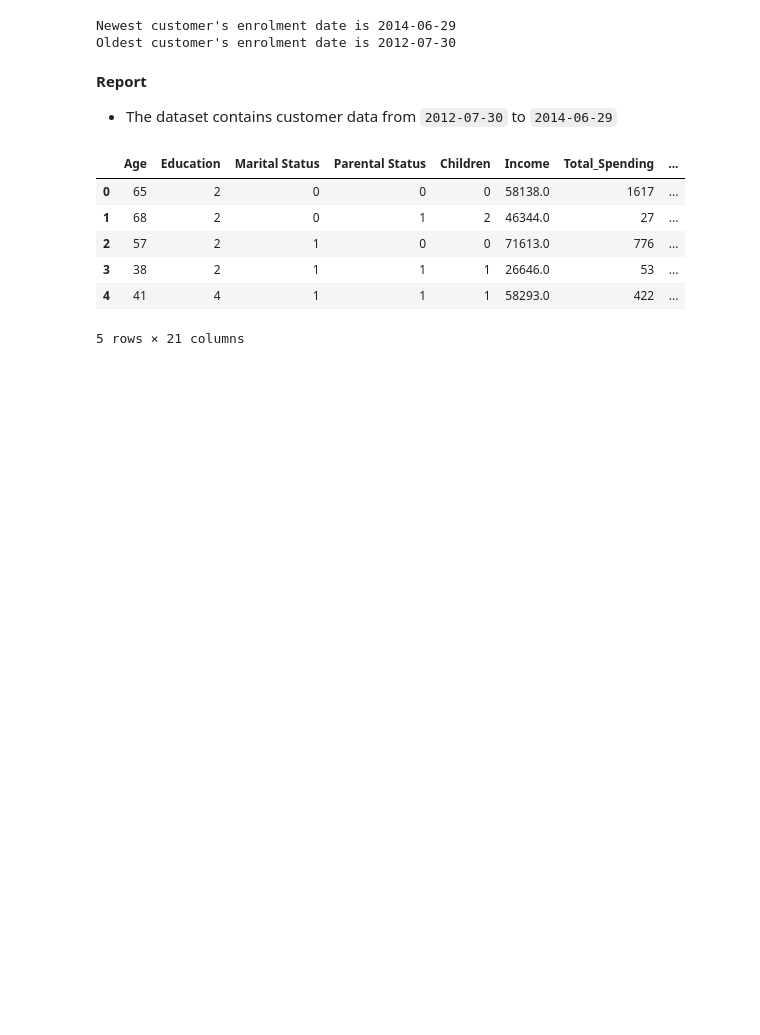
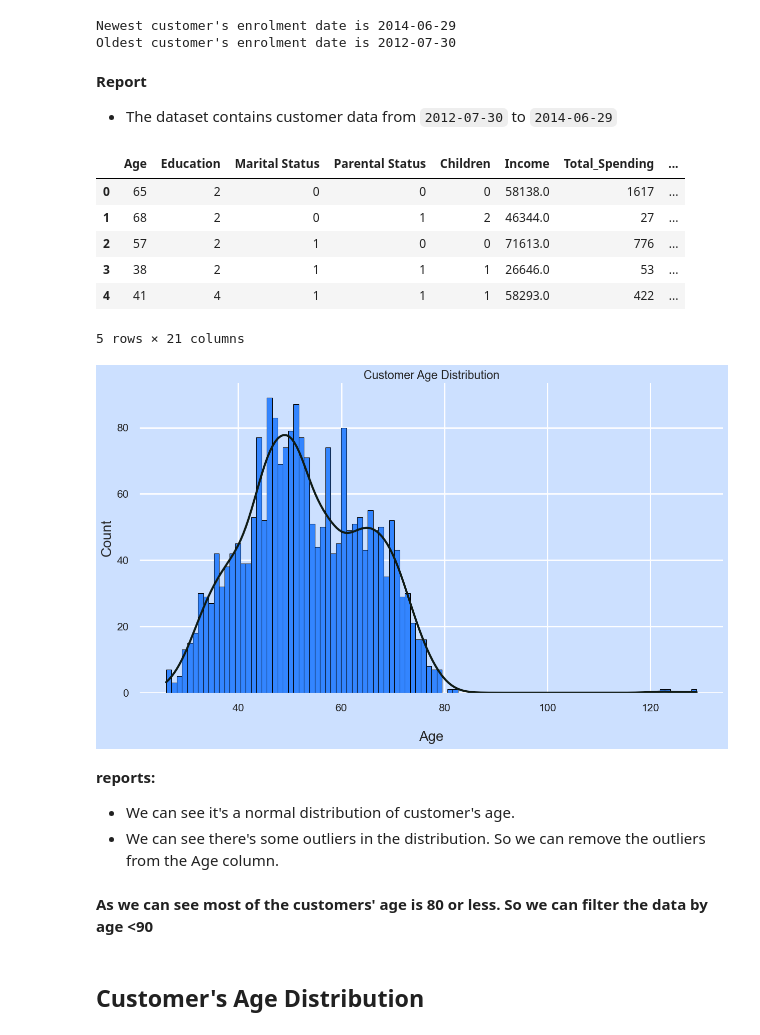
Before and after one commit to aditisahayad/Customer-Categorization---ML-Project, a Jupyter notebook: notebooks/EDA.ipynb, the cells around one changed output. Drawn from its saved outputs; the diff is of its cells as text; code cells hidden in the pictures; blank space fills up the shorter version.

Commit message:
visualizing data more deeply

```diff
--- a/notebooks/EDA.ipynb
+++ b/notebooks/EDA.ipynb
@@ -481,0 +480,20 @@ plt.subplots(figsize=(15,8))
+# %%
+plt.subplots(figsize=(15,8))
+plt.title("Customer Age Distribution")
+p = sns.histplot(df['Age'], bins=100,kde=True, color="#3385ff",alpha=1,fill=True,edgecolor="black")
+p.axes.lines[0].set_color("#101B15")
+plt.ylabel("Count",fontsize=20)
+plt.xlabel("\nAge",fontsize=20)
+sns.despine(left=True, bottom=True)
+plt.show()
+# %% [output]
+[figure, added]
+# %% [markdown]
+**reports:**
+
+* We can see it's a normal distribution of customer's age.
+* We can see there's some outliers in the distribution. So we can remove the outliers from the Age column.
+# %% [markdown]
+**As we can see most of the customers' age is 80 or less. So we can filter the data by age <90**
+# %% [markdown]
+## Customer's Age Distribution
```
Also changed, not shown: parts of 9 cells of this notebook.
